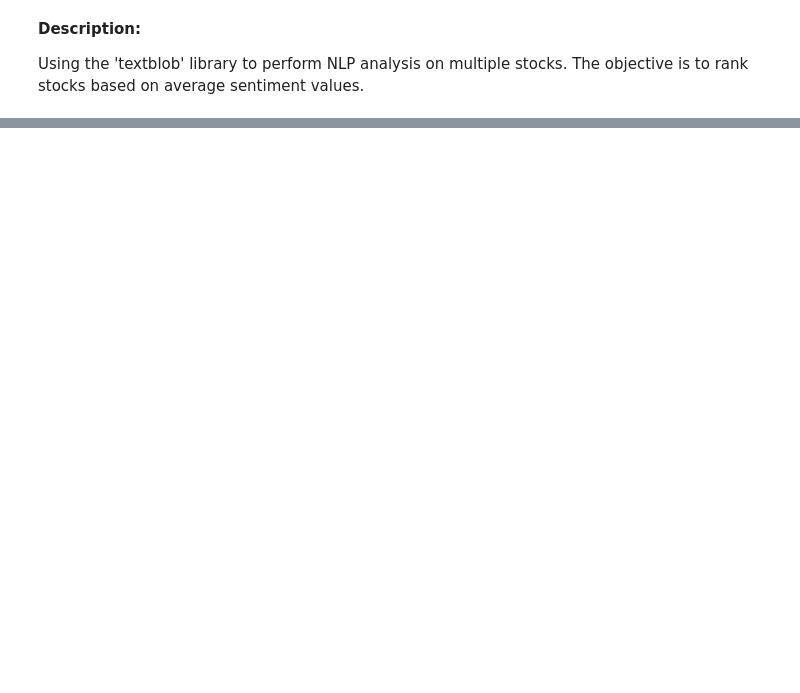
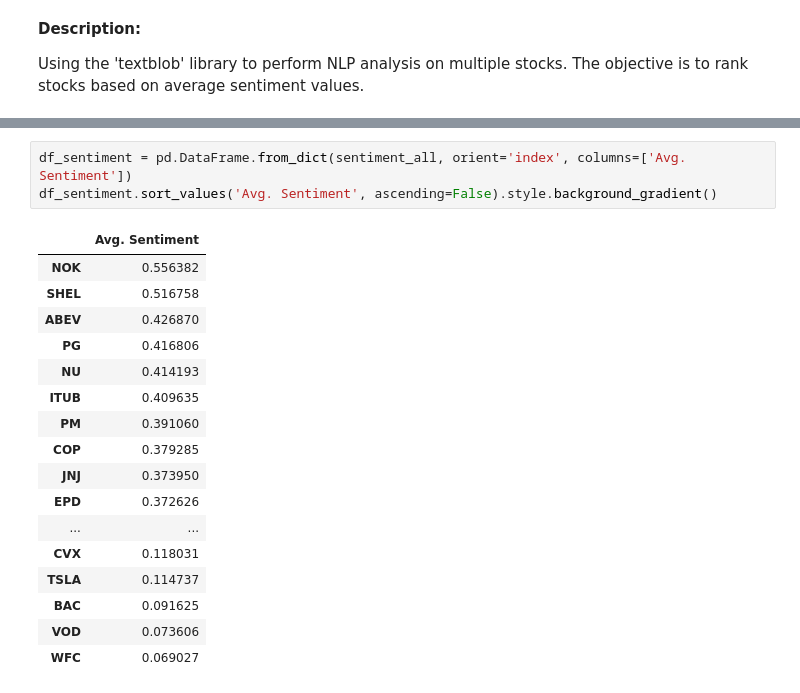
Before and after one commit to kevinhhl/portfolio-management-tools, a Jupyter notebook: AI_Methods_News_headlines_analysis.ipynb, the cells around one changed output, grey strips where cells are left out. Drawn from its saved outputs; the diff is of its cells as text; blank space fills up the shorter version.

```diff
--- a/AI_Methods_News_headlines_analysis.ipynb
+++ b/AI_Methods_News_headlines_analysis.ipynb
@@ -98,0 +57,21 @@ df.sort_values(col2_name, ascending=False).style.background_gradient()
+# %%
+df_sentiment = pd.DataFrame.from_dict(sentiment_all, orient='index', columns=['Avg. Sentiment'])
+df_sentiment.sort_values('Avg. Sentiment', ascending=False).style.background_gradient()
+# %% [output]
+|  | Avg. Sentiment |
+| NOK | 0.556382 |
+| SHEL | 0.516758 |
+| ABEV | 0.426870 |
+| PG | 0.416806 |
+| NU | 0.414193 |
+| ITUB | 0.409635 |
+| PM | 0.391060 |
+| COP | 0.379285 |
+| JNJ | 0.373950 |
+| EPD | 0.372626 |
+| ... | ... |
+| CVX | 0.118031 |
+| TSLA | 0.114737 |
+| BAC | 0.091625 |
+| VOD | 0.073606 |
+| WFC | 0.069027 |
```
Also changed, not shown: parts of 10 cells of this notebook.
